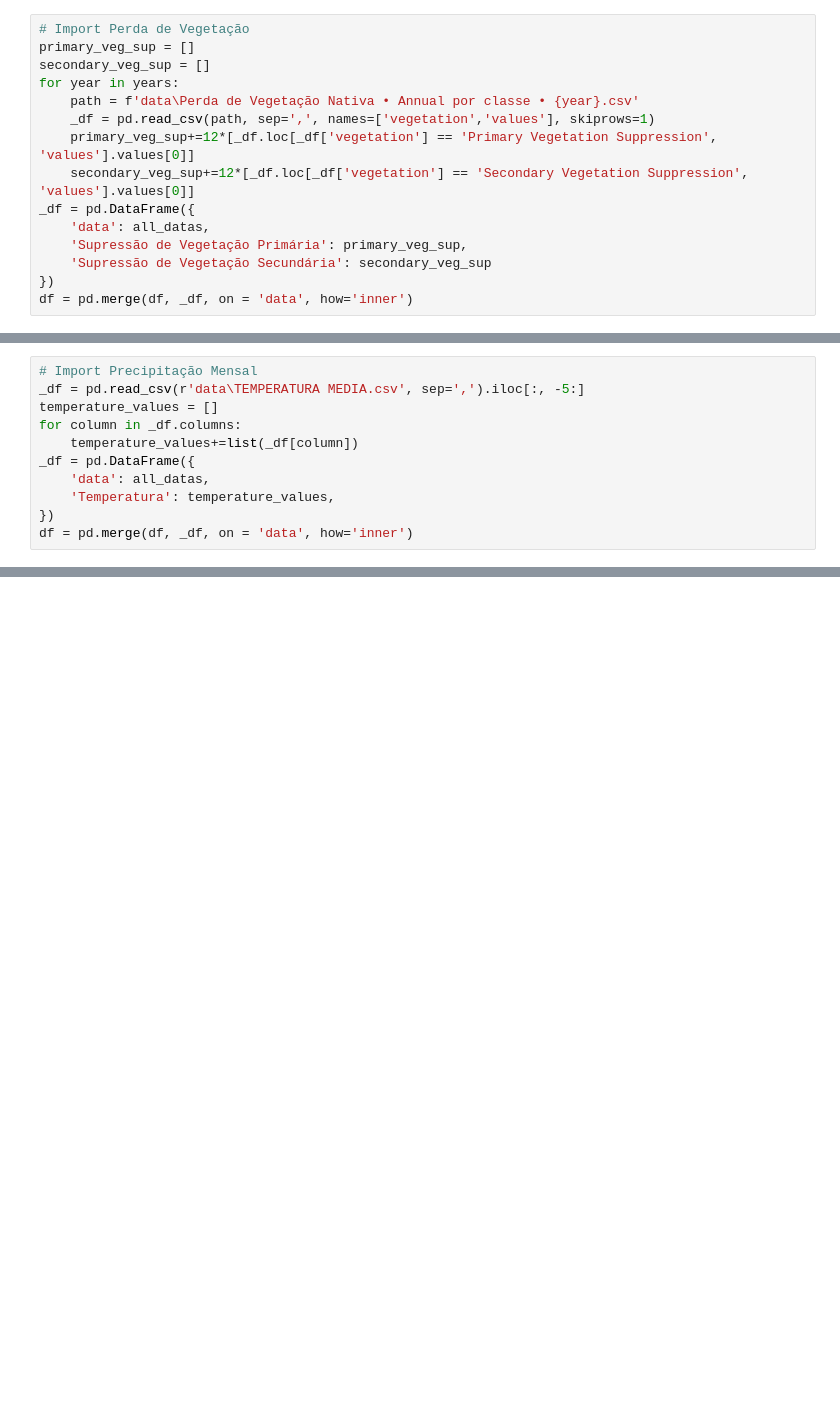
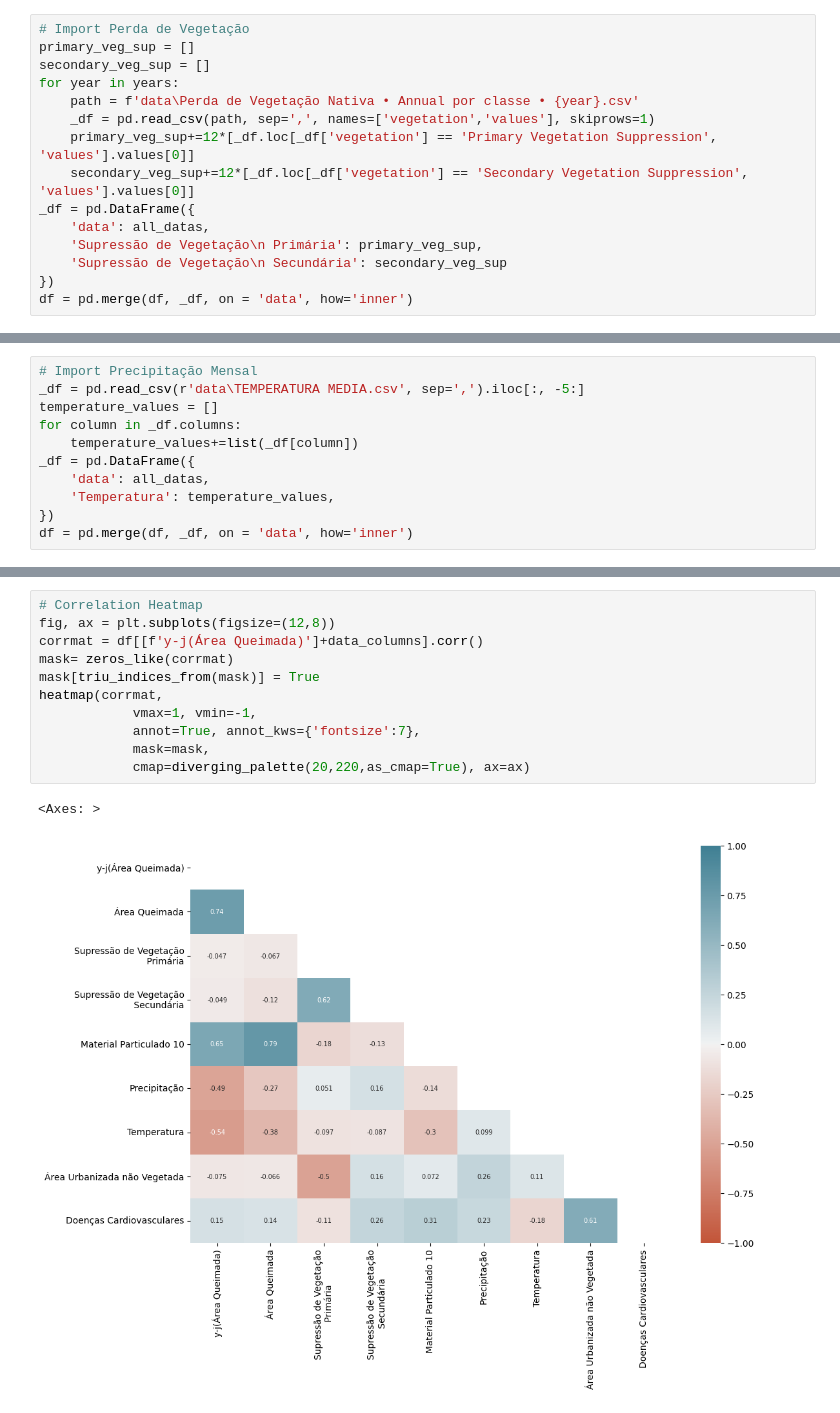
Before and after one commit to affonsoviccari/health_and_environment_data_analysis, a Jupyter notebook: nb_data_analysis.ipynb, the cells around one changed output, grey strips where cells are left out. Drawn from its saved outputs; the diff is of its cells as text; blank space fills up the shorter version.

```diff
--- a/nb_data_analysis.ipynb
+++ b/nb_data_analysis.ipynb
@@ -47,8 +47,8 @@ for year in years:
     secondary_veg_sup+=12*[_df.loc[_df['vegetation'] == 'Secondary Vegetation Suppression', 'values'].values[0]]
 _df = pd.DataFrame({
     'data': all_datas,
-    'Supressão de Vegetação Primária': primary_veg_sup,
-    'Supressão de Vegetação Secundária': secondary_veg_sup
+    'Supressão de Vegetação\n Primária': primary_veg_sup,
+    'Supressão de Vegetação\n Secundária': secondary_veg_sup
 })
 df = pd.merge(df, _df, on = 'data', how='inner')
 # %%
@@ -115,0 +155,14 @@ df = pd.merge(df, _df, on = 'data', how='inner')
+# %%
+# Correlation Heatmap
+fig, ax = plt.subplots(figsize=(12,8))
+corrmat = df[[f'y-j(Área Queimada)']+data_columns].corr()
+mask= zeros_like(corrmat)
+mask[triu_indices_from(mask)] = True
+heatmap(corrmat,
+            vmax=1, vmin=-1,
+            annot=True, annot_kws={'fontsize':7},
+            mask=mask,
+            cmap=diverging_palette(20,220,as_cmap=True), ax=ax)
+# %% [output]
+<Axes: >
+[figure, added]
```
Also changed, not shown: parts of 14 cells of this notebook.
